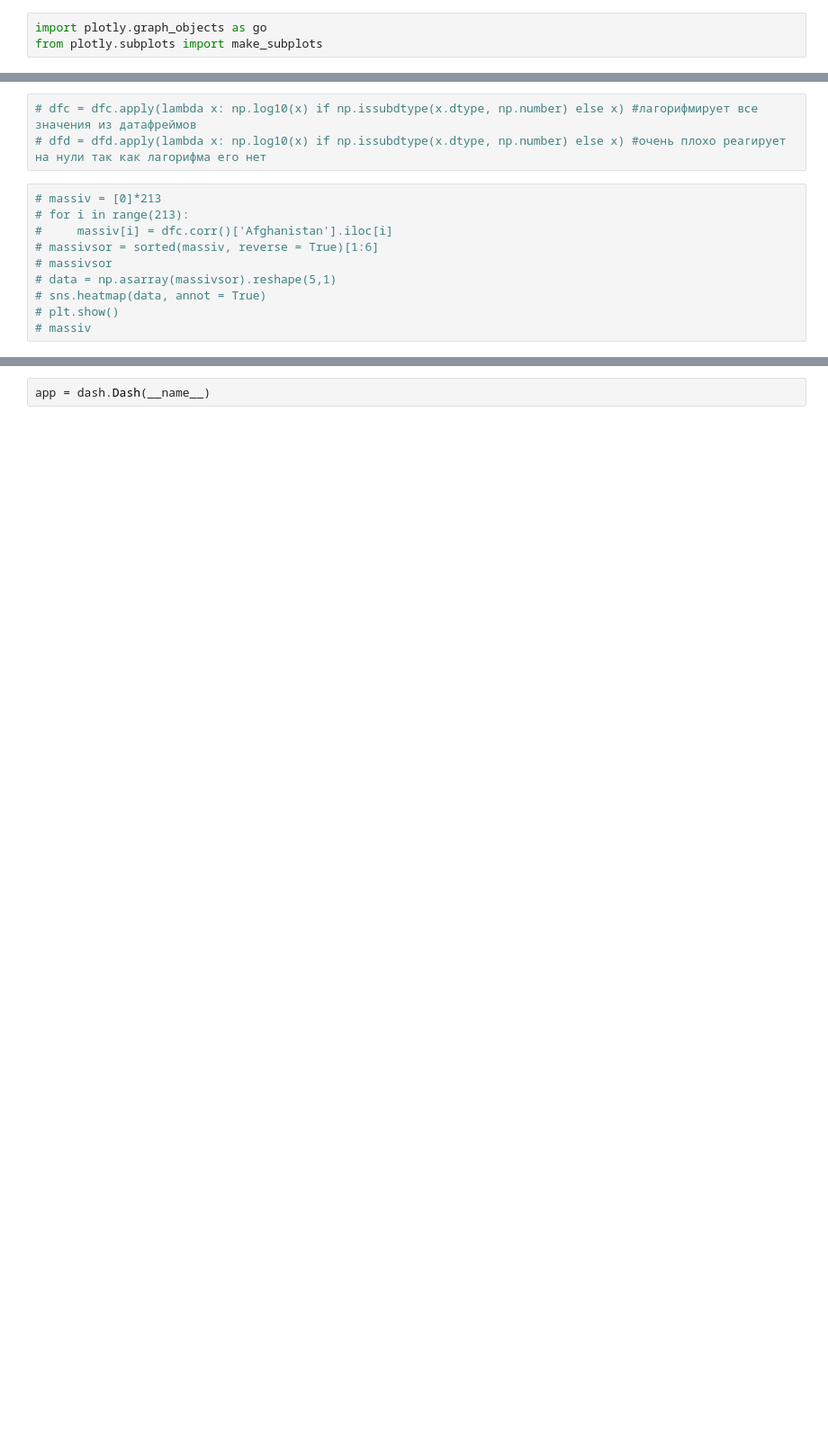
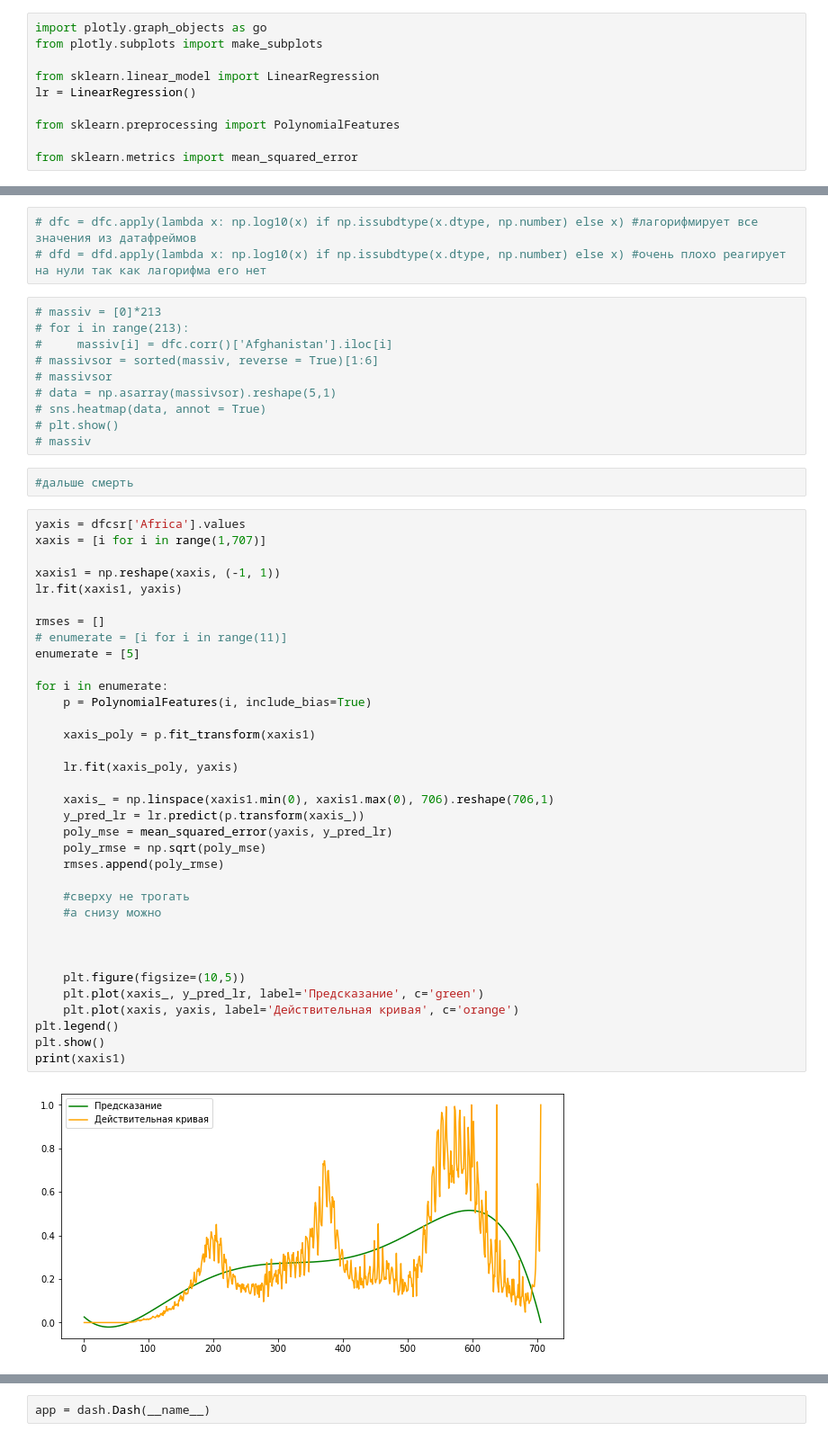
Before and after one commit to ZelshaR/Project, a Jupyter notebook: NoteBooks/Gotovo no ne robit.ipynb, the cells around one changed output, grey strips where cells are left out. Shown: that part at 90% size. Cells and saved outputs as stored; diff of their text form; blank space fills up the shorter version.

```diff
--- a/NoteBooks/Gotovo no ne robit.ipynb
+++ b/NoteBooks/Gotovo no ne robit.ipynb
@@ -17,6 +17,13 @@ from dash.dependencies import Input, Output
 # %%
 import plotly.graph_objects as go
 from plotly.subplots import make_subplots
+
+from sklearn.linear_model import LinearRegression
+lr = LinearRegression()
+
+from sklearn.preprocessing import PolynomialFeatures
+
+from sklearn.metrics import mean_squared_error
 # %%
 # df = pd.read_csv('D:\Cs repozitorie\Project\CSVs\df.csv')
 # dfd = pd.read_csv('D:\Cs repozitorie\Project\CSVs\dfd.csv')
@@ -275,3 +331,42 @@ fig2.update_layout(width=500, height=600, margin=dict(l=200, r=200, b=100, t=100
 # sns.heatmap(data, annot = True)
 # plt.show()
 # massiv
+# %%
+#дальше смерть
+# %%
+yaxis = dfcsr['Africa'].values
+xaxis = [i for i in range(1,707)]
+
+xaxis1 = np.reshape(xaxis, (-1, 1))
+lr.fit(xaxis1, yaxis)
+
+rmses = []
+# enumerate = [i for i in range(11)]
+enumerate = [5]
+
+for i in enumerate:
+    p = PolynomialFeatures(i, include_bias=True)
+
+    xaxis_poly = p.fit_transform(xaxis1)
+
+    lr.fit(xaxis_poly, yaxis)
+
+    xaxis_ = np.linspace(xaxis1.min(0), xaxis1.max(0), 706).reshape(706,1)
+    y_pred_lr = lr.predict(p.transform(xaxis_))
+    poly_mse = mean_squared_error(yaxis, y_pred_lr)
+    poly_rmse = np.sqrt(poly_mse)
+    rmses.append(poly_rmse)
+
+    #сверху не трогать
+    #а снизу можно
+
+
+
+    plt.figure(figsize=(10,5))
+    plt.plot(xaxis_, y_pred_lr, label='Предсказание', c='green')
+    plt.plot(xaxis, yaxis, label='Действительная кривая', c='orange')
+plt.legend()
+plt.show()
+print(xaxis1)
+# %% [output]
+[figure, added]
```
Also changed, not shown: parts of 11 cells of this notebook, 1 other file.
